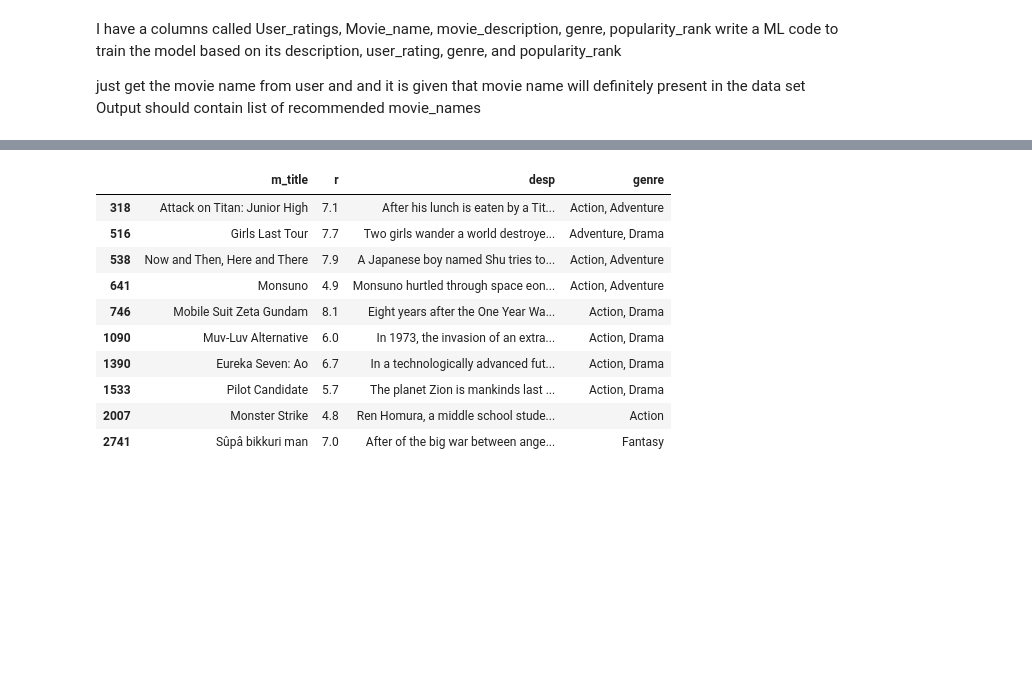
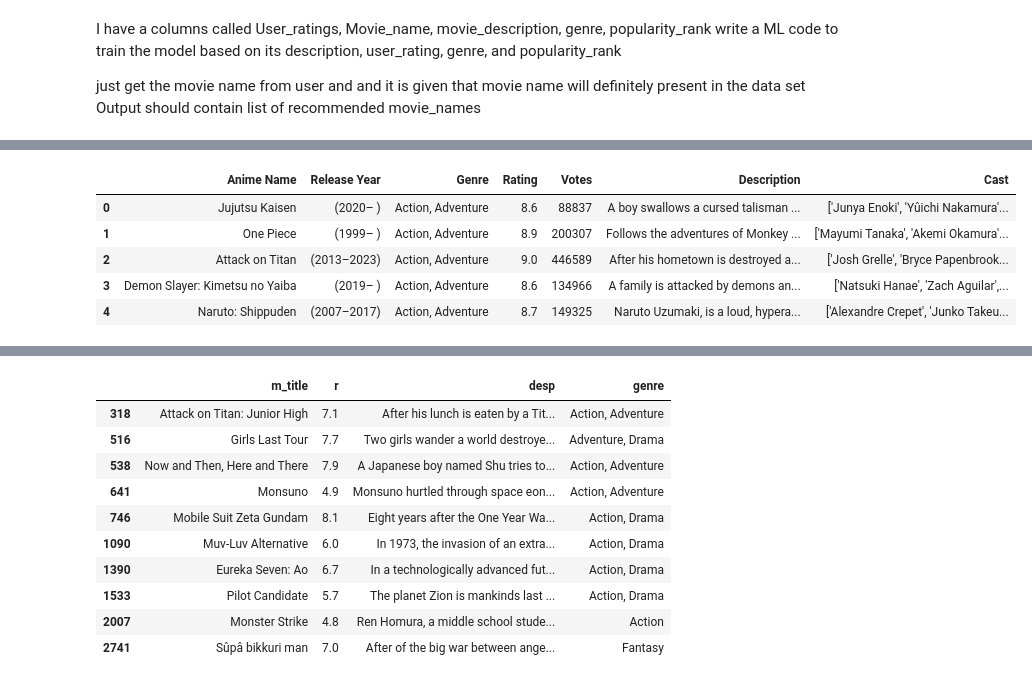
Before and after one commit to daarisameen/Ml-DL-projects, a Jupyter notebook: Project1.ipynb, the cells around one changed output, grey strips where cells are left out. Saved outputs shown, nothing was run; the diff lists cells and outputs as text; code cells hidden in the pictures; blank space fills up the shorter version.

```diff
--- a/Project1.ipynb
+++ b/Project1.ipynb
@@ -166,0 +228,12 @@ memory usage: 156.4+ KB
+# %%
+temp = data.copy()
+temp = temp.drop(['Rank'],axis=1)
+
+temp.head()
+# %% [output]
+|  | Anime Name | Release Year | Genre | Rating | Votes | Description | Cast |
+| 0 | Jujutsu Kaisen | (2020– ) | Action, Adventure | 8.6 | 88837 | A boy swallows a cursed talisman ... | ['Junya Enoki', 'Yûichi Nakamura'... |
+| 1 | One Piece | (1999– ) | Action, Adventure | 8.9 | 200307 | Follows the adventures of Monkey ... | ['Mayumi Tanaka', 'Akemi Okamura'... |
+| 2 | Attack on Titan | (2013–2023) | Action, Adventure | 9.0 | 446589 | After his hometown is destroyed a... | ['Josh Grelle', 'Bryce Papenbrook... |
+| 3 | Demon Slayer: Kimetsu no Yaiba | (2019– ) | Action, Adventure | 8.6 | 134966 | A family is attacked by demons an... | ['Natsuki Hanae', 'Zach Aguilar',... |
+| 4 | Naruto: Shippuden | (2007–2017) | Action, Adventure | 8.7 | 149325 | Naruto Uzumaki, is a loud, hypera... | ['Alexandre Crepet', 'Junko Takeu... |
```
Also changed, not shown: parts of 25 cells of this notebook.
